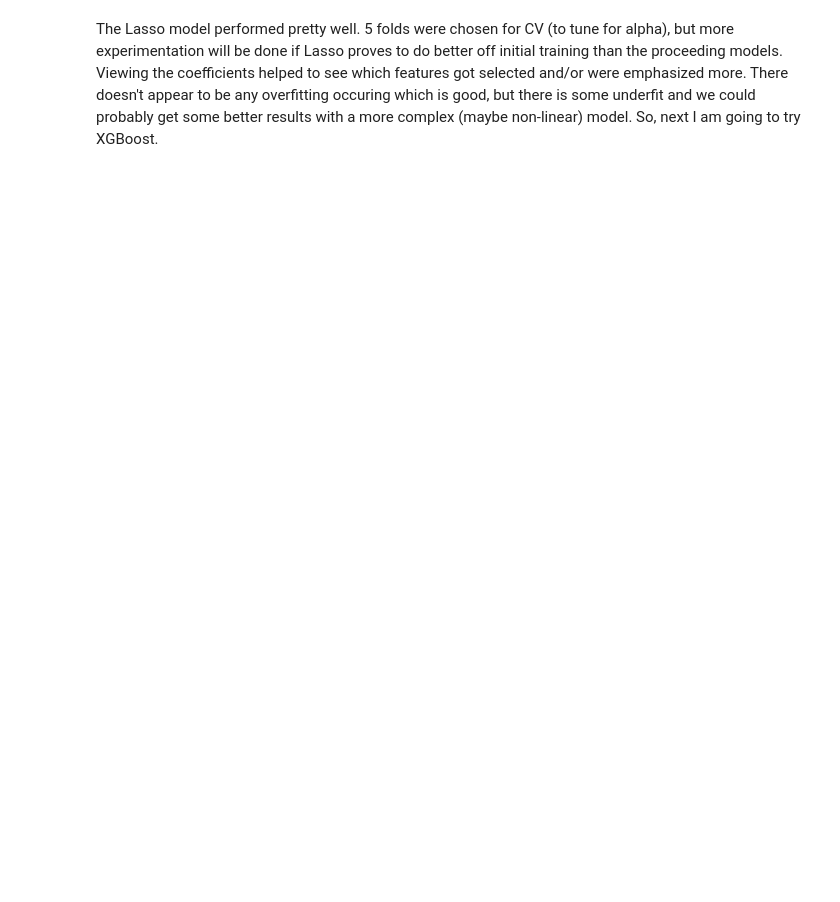
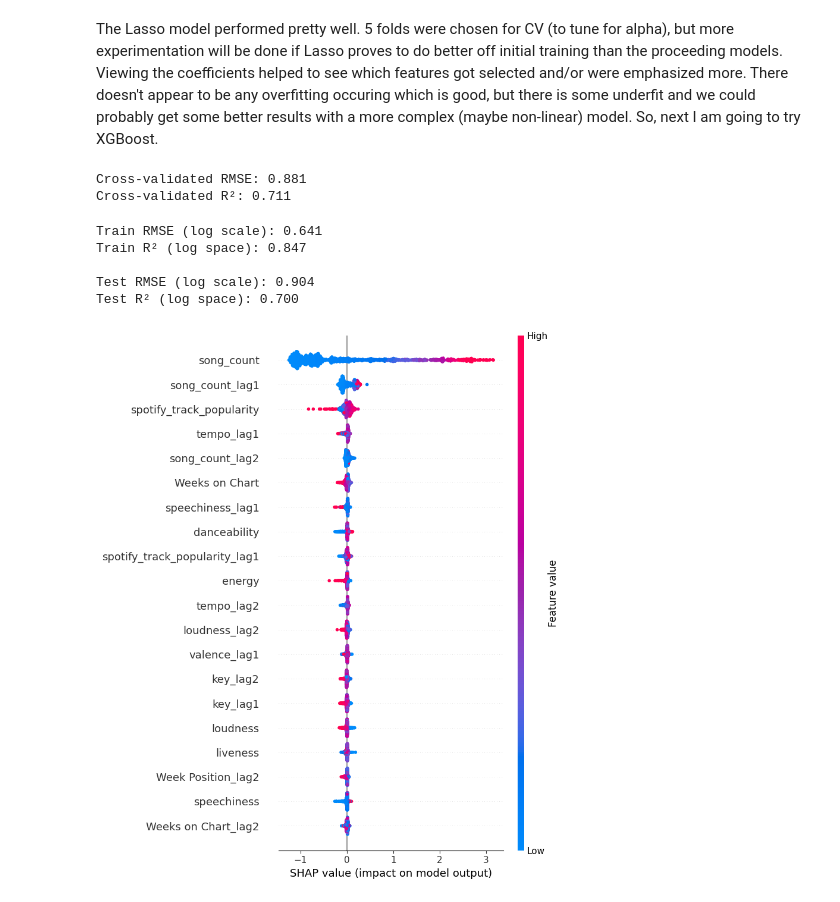
Before and after one commit to dcsajdak/MusicGenreTrends, a Jupyter notebook: MusicTrendForecasting.ipynb, the cells around one changed output. Cells and saved outputs as stored; diff of their text form; code cells hidden in the pictures; blank space fills up the shorter version.

Commit message:
xgboost done

```diff
--- a/MusicTrendForecasting.ipynb
+++ b/MusicTrendForecasting.ipynb
@@ -346,2 +364,71 @@ Test R²: 0.519
 # %% [markdown]
 The Lasso model performed pretty well. 5 folds were chosen for CV (to tune for alpha), but more experimentation will be done if Lasso proves to do better off initial training than the proceeding models. Viewing the coefficients helped to see which features got selected and/or were emphasized more. There doesn't appear to be any overfitting occuring which is good, but there is some underfit and we could probably get some better results with a more complex (maybe non-linear) model. So, next I am going to try XGBoost.
+# %%
+# Define features to use
+feature_cols = [col for col in genre_df.columns if col not in ['spotify_genre', 'Year', 'song_count_2yr']]
+
+# split data for training and testing
+X_train, X_test, y_train, y_test = train_test_split(
+    genre_df[feature_cols],
+    genre_df['song_count_2yr'],
+    test_size=0.15,
+    random_state=1
+)
+# %%
+# cross validation with XGBoost model
+xgb_model = XGBRegressor(
+    n_estimators=100,
+    max_depth=5,
+    learning_rate=0.1,
+    subsample=0.8,
+    colsample_bytree=0.8,
+    random_state=1
+)
+
+# 5-fold cross-validation
+cv_rmse_log = -cross_val_score(xgb_model, X_train, y_train,
+                           scoring='neg_root_mean_squared_error', cv=5)
+cv_r2 = cross_val_score(xgb_model, X_train, y_train,
+                           scoring='r2', cv=5)
+
+print(f"Cross-validated RMSE: {np.mean(cv_rmse_log):.3f}")
+print(f"Cross-validated R²: {np.mean(cv_r2):.3f}")
+# %% [output]
+Cross-validated RMSE: 0.881
+Cross-validated R²: 0.711
+# %%
+# fit on full training set
+xgb_model.fit(X_train, y_train)
+
+# make predictions
+y_train_pred_log = xgb_model.predict(X_train)
+y_test_pred_log = xgb_model.predict(X_test)
+
+# evaluate
+rmse_log_train = root_mean_squared_error(y_train, y_train_pred_log)
+rmse_log_test = root_mean_squared_error(y_test, y_test_pred_log)
+r2_log_train = r2_score(y_train, y_train_pred_log)
+r2_log_test = r2_score(y_test, y_test_pred_log)
+
+print(f"Train RMSE (log scale): {rmse_log_train:.3f}")
+print(f"Train R² (log space): {r2_log_train:.3f}")
+print()
+print(f"Test RMSE (log scale): {rmse_log_test:.3f}")
+print(f"Test R² (log space): {r2_log_test:.3f}")
+# %% [output]
+Train RMSE (log scale): 0.641
+Train R² (log space): 0.847
+
+Test RMSE (log scale): 0.904
+Test R² (log space): 0.700
+# %%
+# SHAP values for feature importance, see how the model works
+explainer = shap.Explainer(xgb_model)
+
+# Compute SHAP values for test data
+shap_values = explainer(X_test)
+
+# Global feature importance (summary plot)
+shap.summary_plot(shap_values, X_test)
+# %% [output]
+[figure, added]
```
Also changed, not shown: parts of 4 cells of this notebook.
